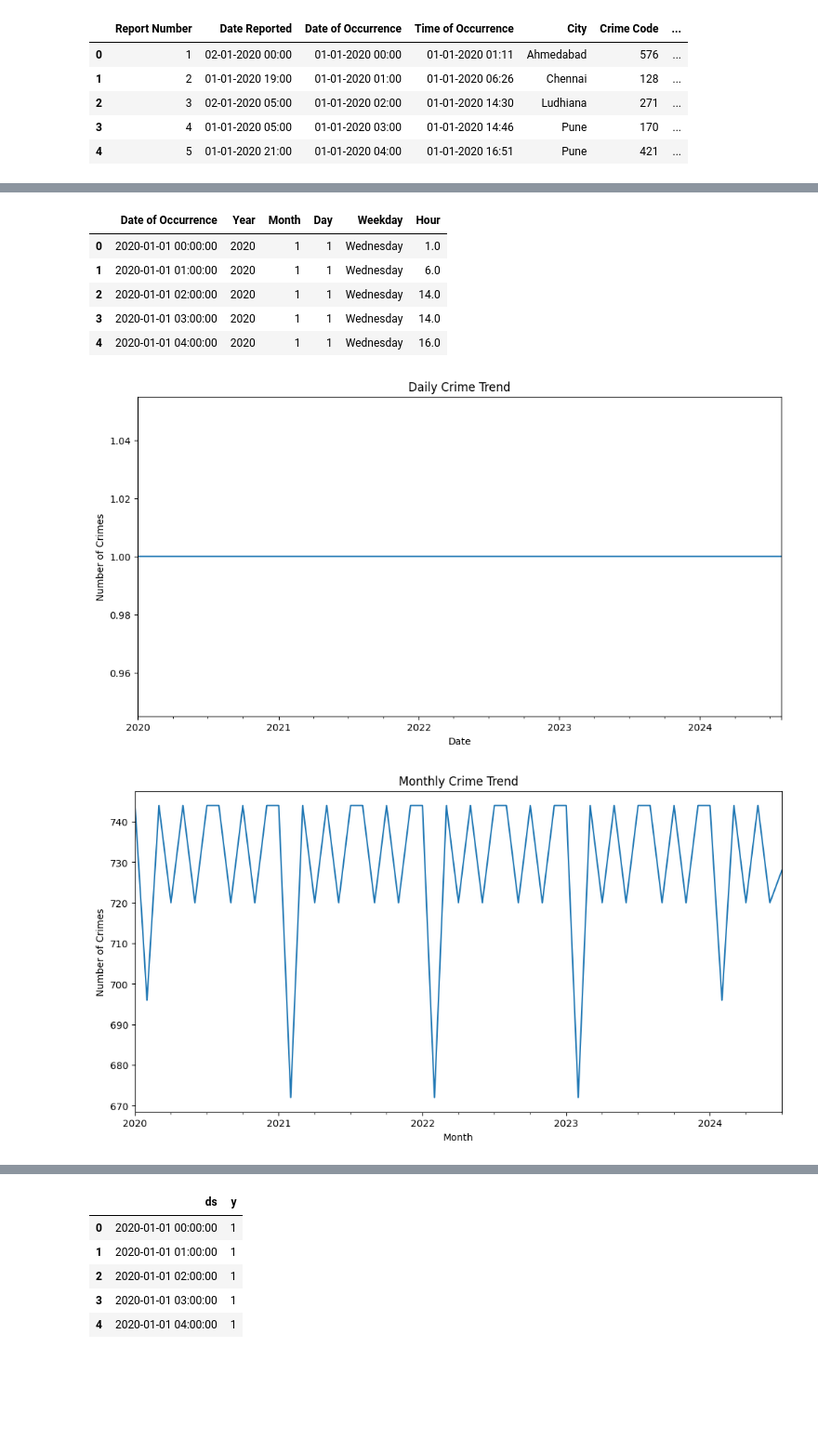
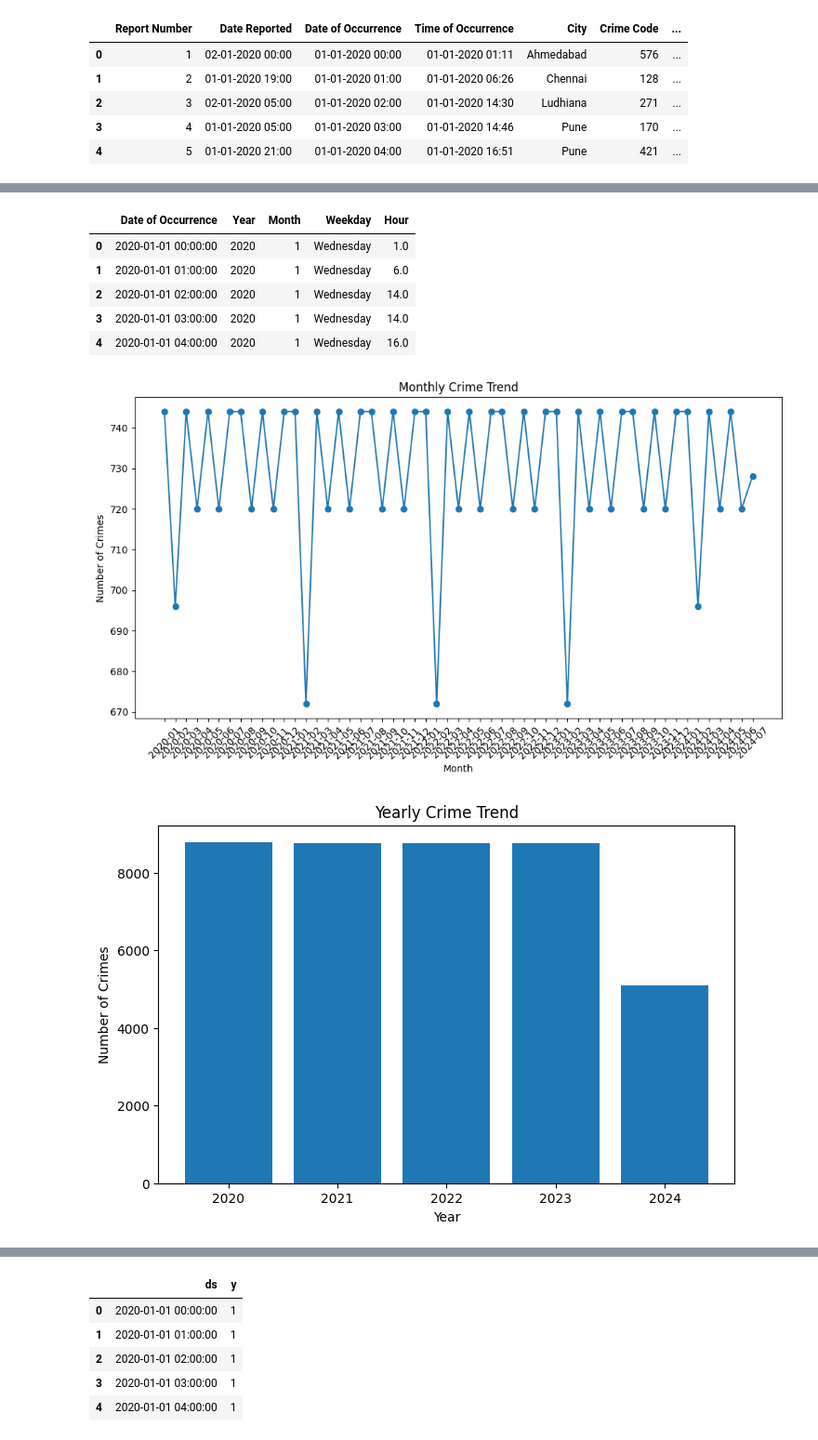
Before and after one commit to Mr-Dipayan-Dey/CrimeDataAnalysis, a Jupyter notebook: Internship.ipynb, the cells around one changed output, grey strips where cells are left out. Shown at 93% size. Cells and saved outputs as stored; diff of their text form; code cells hidden in the pictures; blank space fills up the shorter version.

```diff
--- a/Internship.ipynb
+++ b/Internship.ipynb
@@ -1,13 +1,10 @@
 # %%
-# -----------------------------
-# 1. Import Libraries & Load Data
-# -----------------------------
 import pandas as pd
 import matplotlib.pyplot as plt
 
-# Read the dataset
-file_path = "crime_data_cleaned.csv"
-crime_df = pd.read_csv("crime_data_cleaned.csv")
+# Load dataset
+file_path = "crime_data_cleaned.csv"   # change path if needed
+crime_df = pd.read_csv(file_path)
 
 # Preview
 crime_df.head()
@@ -21,8 +41,5 @@ crime_df.head()
 # %%
-# -----------------------------
-# 2. Convert Dates & Extract Features
-# -----------------------------
-# Convert dates to datetime
+# Convert date columns
 crime_df['Date Reported'] = pd.to_datetime(crime_df['Date Reported'], errors='coerce')
 crime_df['Date of Occurrence'] = pd.to_datetime(crime_df['Date of Occurrence'], errors='coerce')
 crime_df['Time of Occurrence'] = pd.to_datetime(crime_df['Time of Occurrence'], errors='coerce')
@@ -34,38 +51,36 @@ crime_df['Day'] = crime_df['Date of Occurrence'].dt.day
 crime_df['Weekday'] = crime_df['Date of Occurrence'].dt.day_name()
 crime_df['Hour'] = crime_df['Time of Occurrence'].dt.hour
 
-crime_df[['Date of Occurrence', 'Year', 'Month', 'Day', 'Weekday', 'Hour']].head()
+crime_df[['Date of Occurrence','Year','Month','Weekday','Hour']].head()
 # %% [output]
-|  | Date of Occurrence | Year | Month | Day | Weekday | Hour |
-| 0 | 2020-01-01 00:00:00 | 2020 | 1 | 1 | Wednesday | 1.0 |
-| 1 | 2020-01-01 01:00:00 | 2020 | 1 | 1 | Wednesday | 6.0 |
-| 2 | 2020-01-01 02:00:00 | 2020 | 1 | 1 | Wednesday | 14.0 |
-| 3 | 2020-01-01 03:00:00 | 2020 | 1 | 1 | Wednesday | 14.0 |
-| 4 | 2020-01-01 04:00:00 | 2020 | 1 | 1 | Wednesday | 16.0 |
+|  | Date of Occurrence | Year | Month | Weekday | Hour |
+| 0 | 2020-01-01 00:00:00 | 2020 | 1 | Wednesday | 1.0 |
+| 1 | 2020-01-01 01:00:00 | 2020 | 1 | Wednesday | 6.0 |
+| 2 | 2020-01-01 02:00:00 | 2020 | 1 | Wednesday | 14.0 |
+| 3 | 2020-01-01 03:00:00 | 2020 | 1 | Wednesday | 14.0 |
+| 4 | 2020-01-01 04:00:00 | 2020 | 1 | Wednesday | 16.0 |
 # %%
-# -----------------------------
-# 3. Trend Over Time (Daily, Monthly)
-# -----------------------------
-# Daily crime count
-daily_trend = crime_df.groupby('Date of Occurrence').size()
-
-plt.figure(figsize=(12,6))
-daily_trend.plot()
-plt.title("Daily Crime Trend")
-plt.xlabel("Date")
-plt.ylabel("Number of Crimes")
-plt.show()
-
-# Monthly crime count
+# Monthly trend
 monthly_trend = crime_df.groupby(crime_df['Date of Occurrence'].dt.to_period('M')).size()
 
 plt.figure(figsize=(12,6))
-monthly_trend.plot()
+plt.plot(monthly_trend.index.astype(str), monthly_trend.values, marker='o')
 plt.title("Monthly Crime Trend")
 plt.xlabel("Month")
 plt.ylabel("Number of Crimes")
+plt.xticks(rotation=45)
 plt.show()
+
+# Yearly trend
+yearly_trend = crime_df.groupby('Year').size()
+
+plt.figure(figsize=(8,5))
+plt.bar(yearly_trend.index, yearly_trend.values)
+plt.title("Yearly Crime Trend")
+plt.xlabel("Year")
+plt.ylabel("Number of Crimes")
+plt.show()
 # %% [output]
-[figure, old version]
+[figure, new version]
-[figure, old version]
+[figure, new version]
 # %%
```
Also changed, not shown: parts of 6 cells of this notebook.
